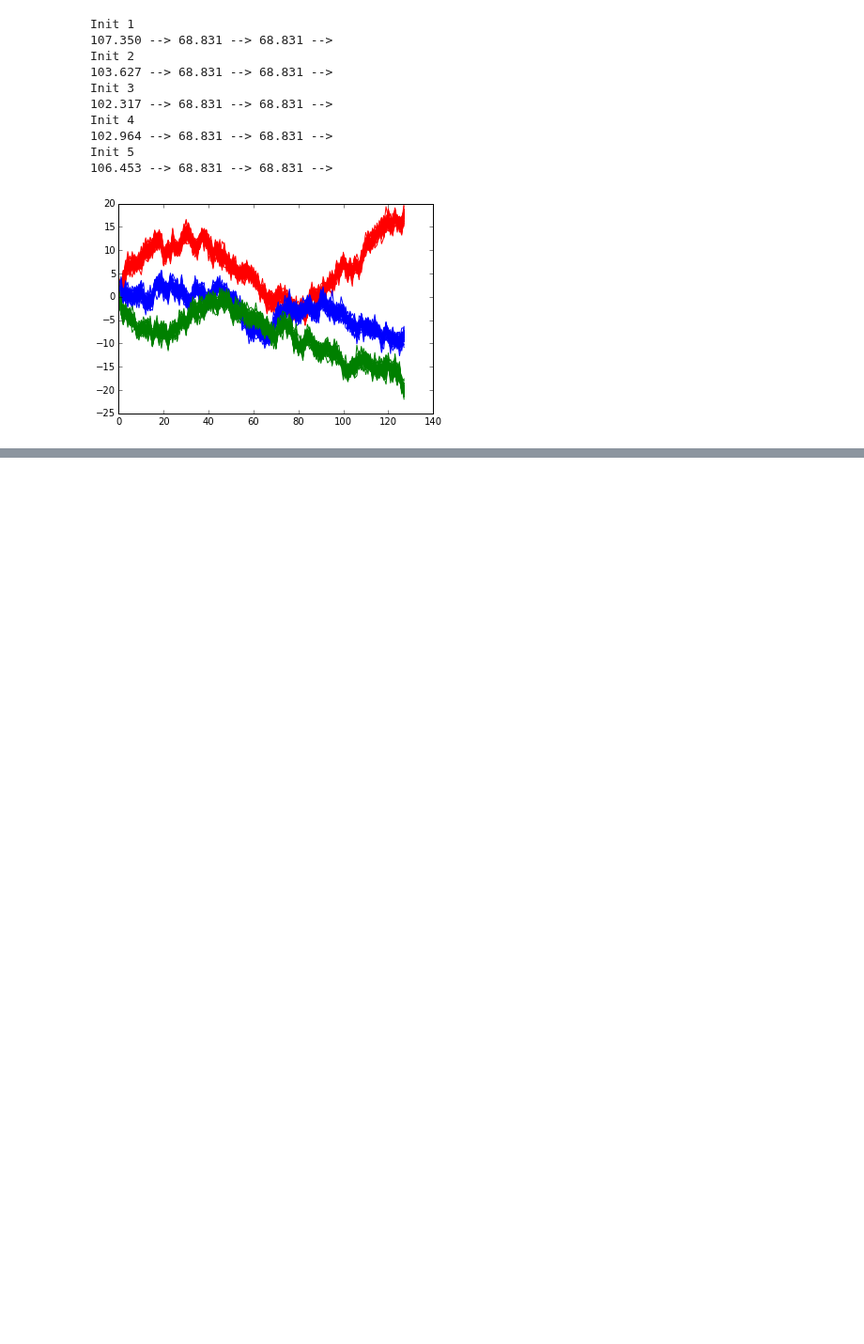
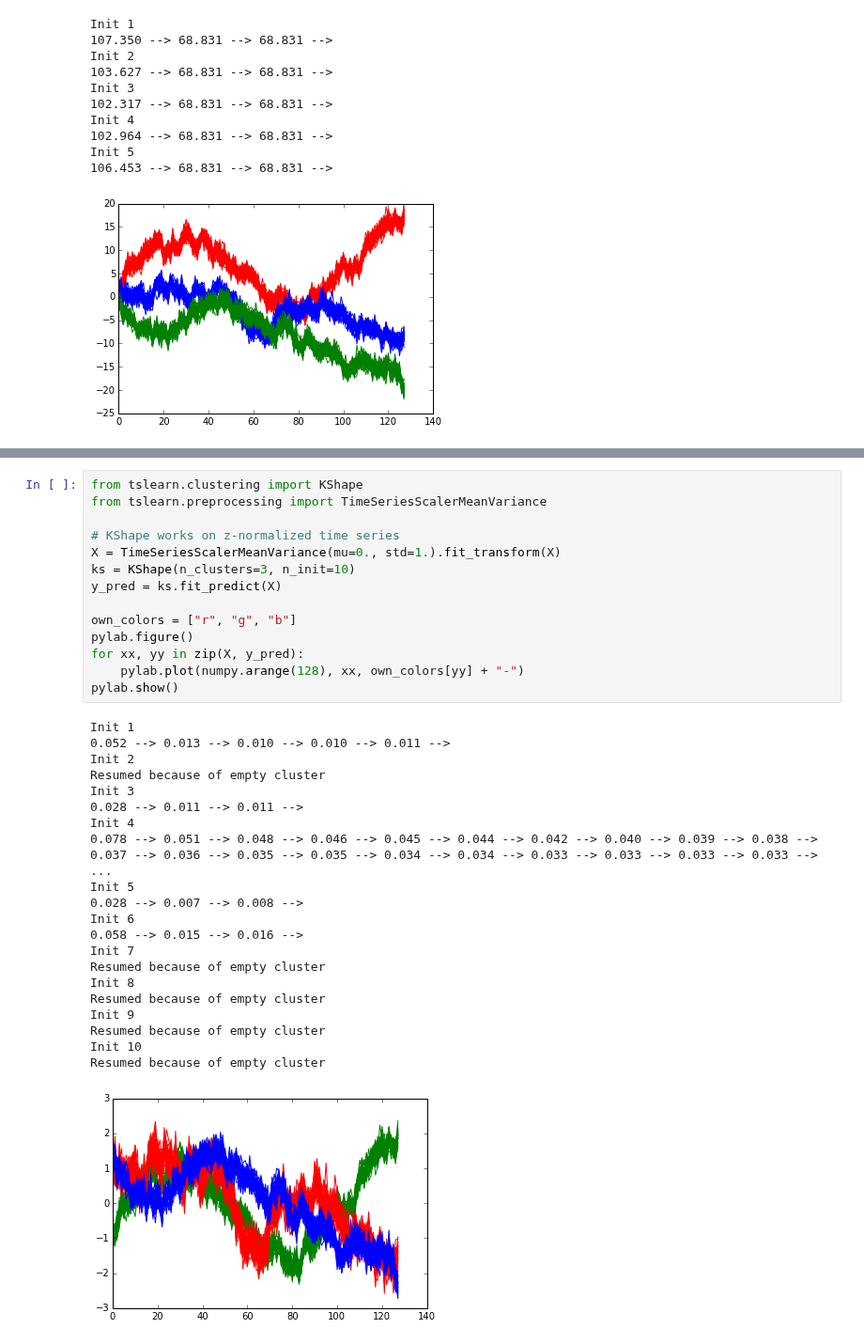
Before and after one commit to tslearn-team/tslearn, a Jupyter notebook: tslearn/docs/examples/ex_clustering.ipynb, the cells around one changed output, grey strips where cells are left out. Shown at 94% size. Saved outputs shown, nothing was run; the diff lists cells and outputs as text; blank space fills up the shorter version.

Commit message:
Added KShape

```diff
--- a/tslearn/docs/examples/ex_clustering.ipynb
+++ b/tslearn/docs/examples/ex_clustering.ipynb
@@ -114,0 +124,36 @@ Init 5
+# %%
+from tslearn.clustering import KShape
+from tslearn.preprocessing import TimeSeriesScalerMeanVariance
+
+# KShape works on z-normalized time series
+X = TimeSeriesScalerMeanVariance(mu=0., std=1.).fit_transform(X)
+ks = KShape(n_clusters=3, n_init=10)
+y_pred = ks.fit_predict(X)
+
+own_colors = ["r", "g", "b"]
+pylab.figure()
+for xx, yy in zip(X, y_pred):
+    pylab.plot(numpy.arange(128), xx, own_colors[yy] + "-")
+pylab.show()
+# %% [output]
+Init 1
+0.052 --> 0.013 --> 0.010 --> 0.010 --> 0.011 -->
+Init 2
+Resumed because of empty cluster
+Init 3
+0.028 --> 0.011 --> 0.011 -->
+Init 4
+0.078 --> 0.051 --> 0.048 --> 0.046 --> 0.045 --> 0.044 --> 0.042 --> 0.040 --> 0.039 --> 0.038 --> 0.037 --> 0.036 --> 0.035 --> 0.035 --> 0.034 --> 0.034 --> 0.033 --> 0.033 --> 0.033 --> 0.033 -->  ...
+Init 5
+0.028 --> 0.007 --> 0.008 -->
+Init 6
+0.058 --> 0.015 --> 0.016 -->
+Init 7
+Resumed because of empty cluster
+Init 8
+Resumed because of empty cluster
+Init 9
+Resumed because of empty cluster
+Init 10
+Resumed because of empty cluster
+[figure, added]
```
Also changed, not shown: parts of 4 cells of this notebook, 7 other files.
